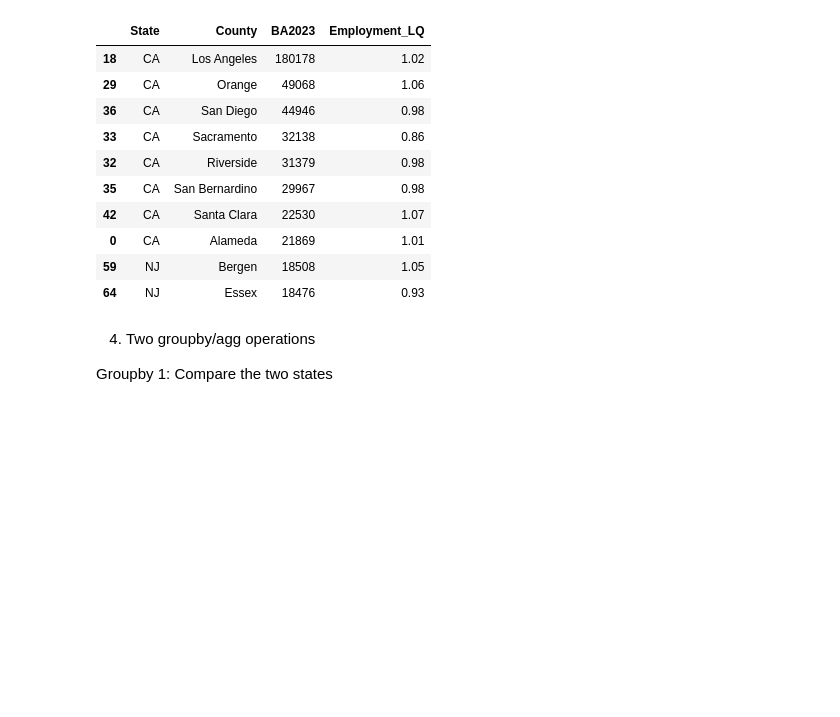
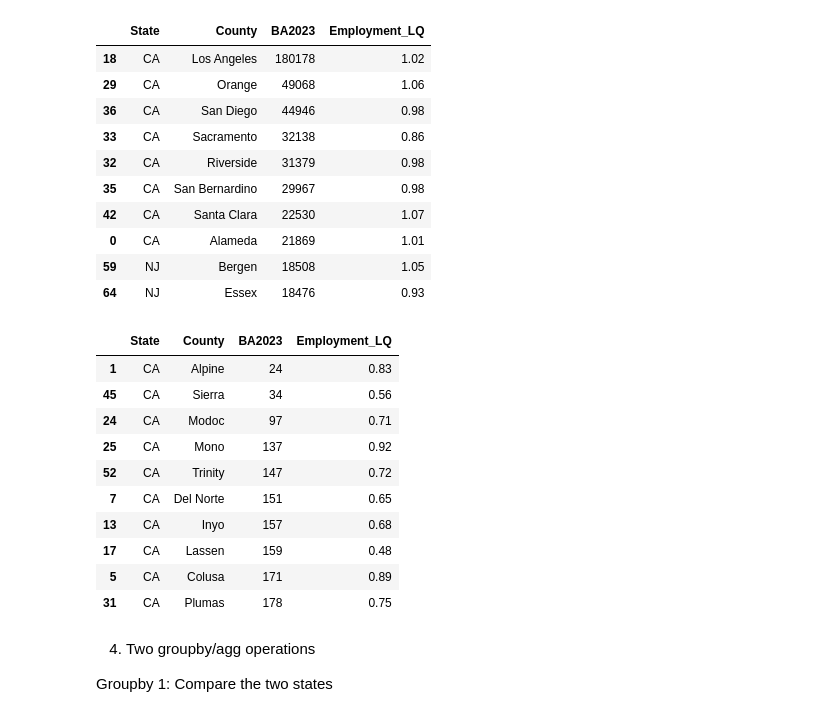
Before and after one commit to shirleyrutgers/DataManPy, a Jupyter notebook: ps2dataman.ipynb, the cells around one changed output. Drawn from its saved outputs; the diff is of its cells as text; code cells hidden in the pictures; blank space fills up the shorter version.

```diff
--- a/ps2dataman.ipynb
+++ b/ps2dataman.ipynb
@@ -1705,6 +1734,28 @@ top_business[
 | 0 | CA | Alameda | 21869 | 1.01 |
 | 59 | NJ | Bergen | 18508 | 1.05 |
 | 64 | NJ | Essex | 18476 | 0.93 |
+# %%
+# Ten counties with the lowest number of business applications
+lowest_business = business_priv_clean.sort_values(
+    by='BA2023',
+    ascending=True
+)[0:10]
+
+lowest_business[
+    ['State', 'County', 'BA2023', 'Employment_LQ']
+]
+# %% [output]
+|  | State | County | BA2023 | Employment_LQ |
+| 1 | CA | Alpine | 24 | 0.83 |
+| 45 | CA | Sierra | 34 | 0.56 |
+| 24 | CA | Modoc | 97 | 0.71 |
+| 25 | CA | Mono | 137 | 0.92 |
+| 52 | CA | Trinity | 147 | 0.72 |
+| 7 | CA | Del Norte | 151 | 0.65 |
+| 13 | CA | Inyo | 157 | 0.68 |
+| 17 | CA | Lassen | 159 | 0.48 |
+| 5 | CA | Colusa | 171 | 0.89 |
+| 31 | CA | Plumas | 178 | 0.75 |
 # %% [markdown]
 4. Two groupby/agg operations
 
```
Also changed, not shown: parts of 3 cells of this notebook.
